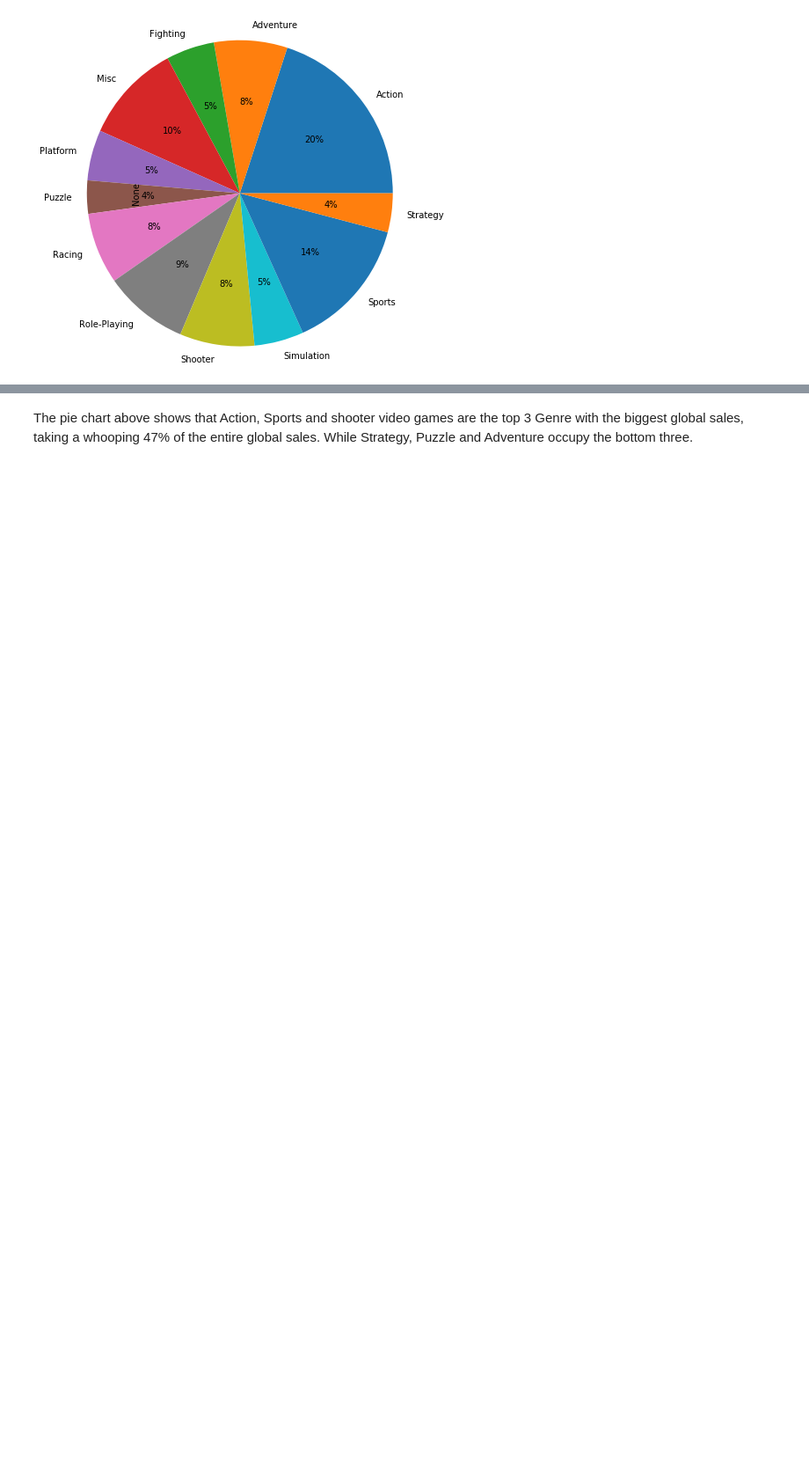
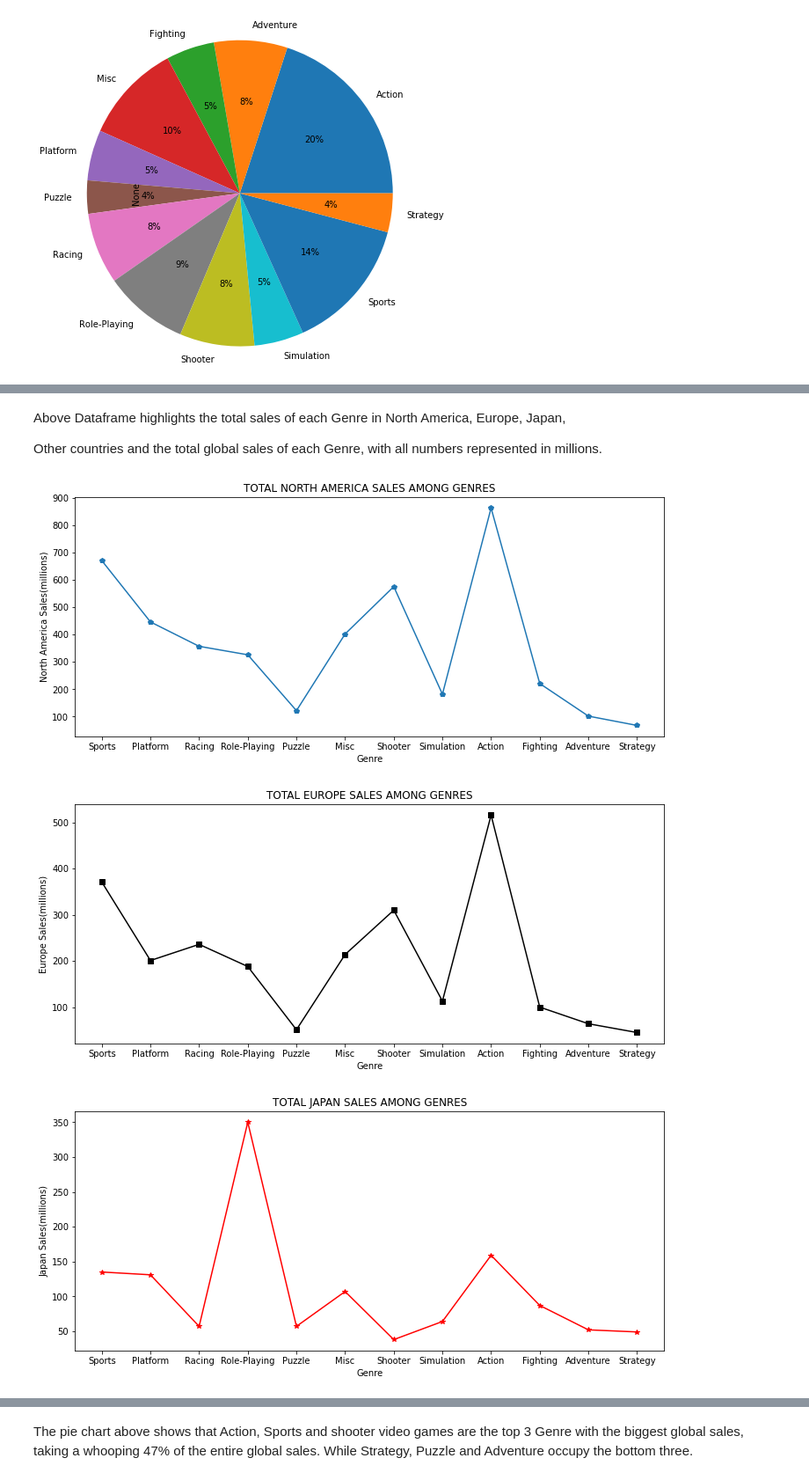
Before and after one commit to cappymayor/worldwide_game_EDA, a Jupyter notebook: Notebook/Video-games-analysis.ipynb, the cells around one changed output, grey strips where cells are left out. Shown: that part at 88% size. Cells and saved outputs as stored; diff of their text form; code cells hidden in the pictures; blank space fills up the shorter version.

```diff
--- a/Notebook/Video-games-analysis.ipynb
+++ b/Notebook/Video-games-analysis.ipynb
@@ -141,0 +130,36 @@ correlation
+# %% [markdown]
+Above Dataframe highlights the total sales of each Genre in North America, Europe, Japan,
+
+Other countries and the total global sales of each Genre, with all numbers represented in millions.
+# %%
+plt.figure(figsize = (12, 5))
+plt.plot(total_sales.Genre, total_sales.NORTH_AMERICA_SALES,marker = "p")
+plt.xlabel("Genre")
+plt.ylabel("North America Sales(millions)")
+plt.title("TOTAL NORTH AMERICA SALES AMONG GENRES")
+plt.show()
+
+plt.figure(figsize = (12, 5))
+plt.plot(total_sales.Genre, total_sales.EUROPE_SALES, color = "black", marker = "s")
+plt.xlabel("Genre")
+plt.ylabel("Europe Sales(millions)")
+plt.title("TOTAL EUROPE SALES AMONG GENRES")
+plt.show()
+
+plt.figure(figsize = (12, 5))
+plt.plot(total_sales.Genre, total_sales.JAPAN_SALES, color = "red", marker = "*")
+plt.xlabel("Genre")
+plt.ylabel("Japan Sales(millions)")
+plt.title("TOTAL JAPAN SALES AMONG GENRES")
+plt.show()
+
+plt.figure(figsize = (12, 5))
+plt.plot(total_sales.Genre, total_sales.OTHER_COUNTRIES_SALES, color = "purple", marker = "o")
+plt.xlabel("Genre")
+plt.ylabel("OTHER_COUNTRIES_SALES(millions)")
+plt.title("TOTAL SALES IN OTHER COUNTRIES AMONG GENRES")
+plt.show()
+# %% [output]
+[figure, added]
+[figure, added]
+[figure, added]
```
Also changed, not shown: parts of 22 cells of this notebook.
